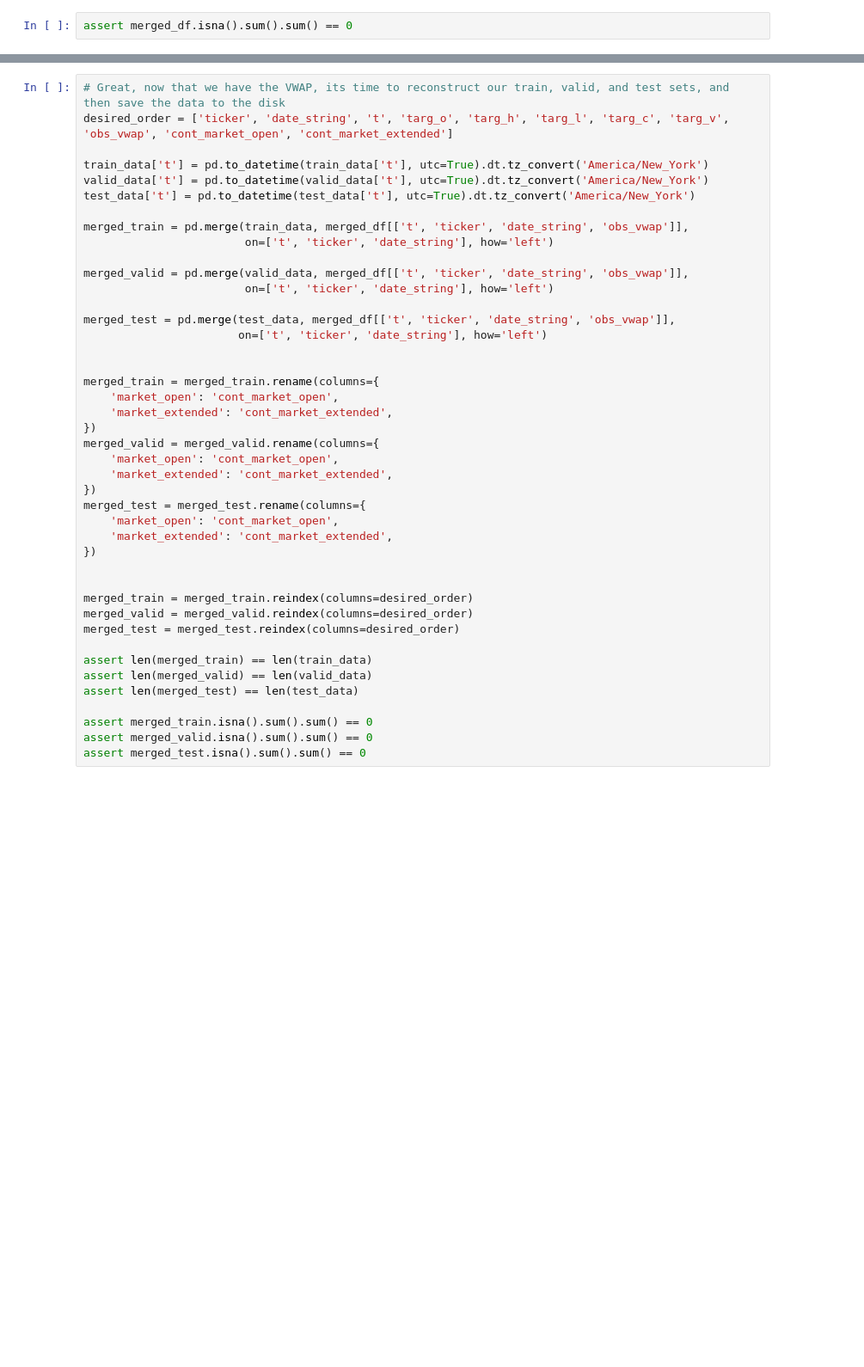
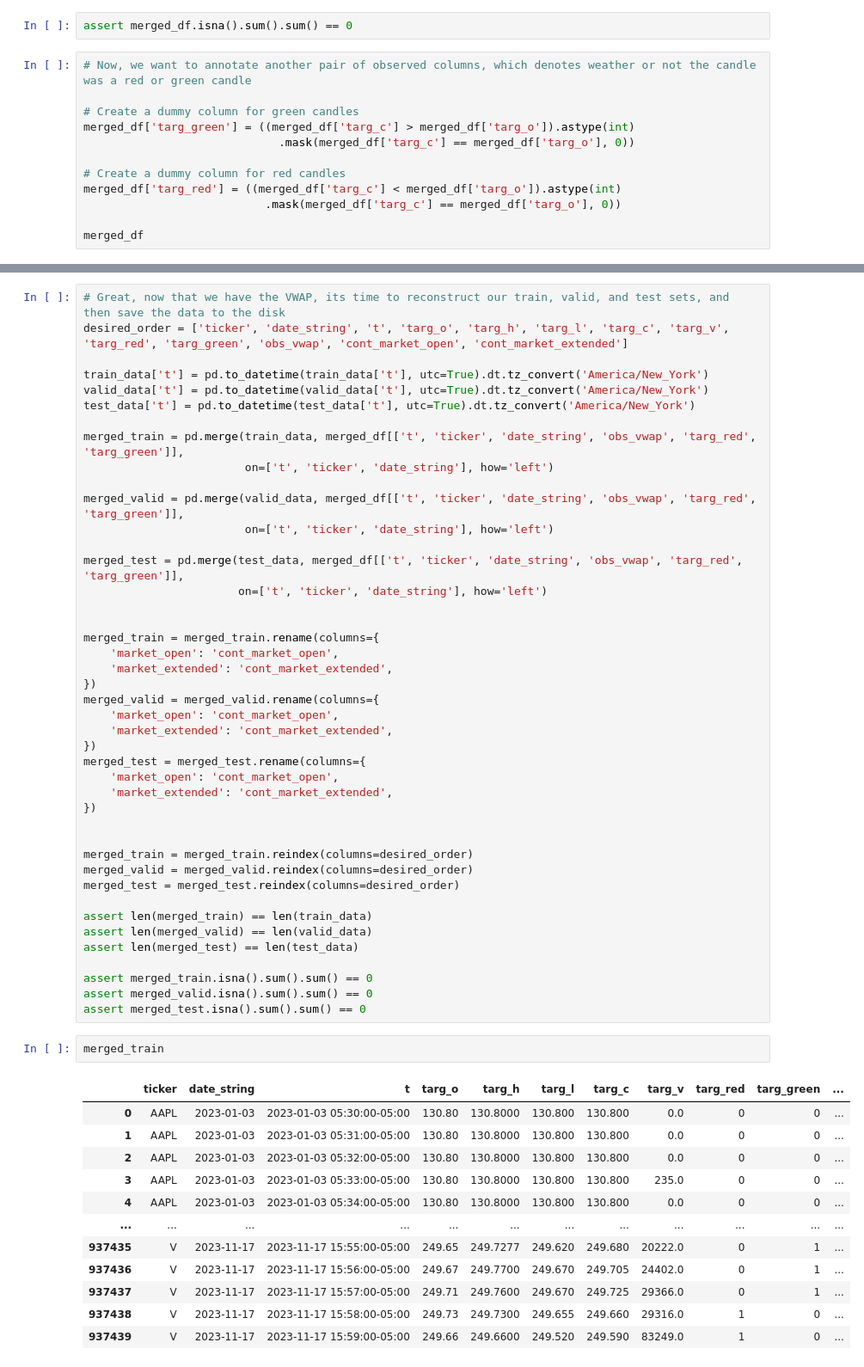
Before and after one commit to linkt-ai/tsfm, a Jupyter notebook: notebooks/hfdemo/03_candle_dataset_construction_vwap.ipynb, the cells around one changed output, grey strips where cells are left out. Shown at 86% size. Saved outputs shown, nothing was run; the diff lists cells and outputs as text; blank space fills up the shorter version.

```diff
--- a/notebooks/hfdemo/03_candle_dataset_construction_vwap.ipynb
+++ b/notebooks/hfdemo/03_candle_dataset_construction_vwap.ipynb
@@ -212,3 +212,15 @@ for (ticker, date_string), group_df in list(groups)[:3]:
 [figure]
 # %%
 assert merged_df.isna().sum().sum() == 0
+# %%
+# Now, we want to annotate another pair of observed columns, which denotes weather or not the candle was a red or green candle
+
+# Create a dummy column for green candles
+merged_df['targ_green'] = ((merged_df['targ_c'] > merged_df['targ_o']).astype(int)
+                             .mask(merged_df['targ_c'] == merged_df['targ_o'], 0))
+
+# Create a dummy column for red candles
+merged_df['targ_red'] = ((merged_df['targ_c'] < merged_df['targ_o']).astype(int)
+                           .mask(merged_df['targ_c'] == merged_df['targ_o'], 0))
+
+merged_df
@@ -215,18 +241,18 @@ assert merged_df.isna().sum().sum() == 0
 # %%
 # Great, now that we have the VWAP, its time to reconstruct our train, valid, and test sets, and then save the data to the disk
-desired_order = ['ticker', 'date_string', 't', 'targ_o', 'targ_h', 'targ_l', 'targ_c', 'targ_v', 'obs_vwap', 'cont_market_open', 'cont_market_extended']
+desired_order = ['ticker', 'date_string', 't', 'targ_o', 'targ_h', 'targ_l', 'targ_c', 'targ_v', 'targ_red', 'targ_green', 'obs_vwap', 'cont_market_open', 'cont_market_extended']
 
 train_data['t'] = pd.to_datetime(train_data['t'], utc=True).dt.tz_convert('America/New_York')
 valid_data['t'] = pd.to_datetime(valid_data['t'], utc=True).dt.tz_convert('America/New_York')
 test_data['t'] = pd.to_datetime(test_data['t'], utc=True).dt.tz_convert('America/New_York')
 
-merged_train = pd.merge(train_data, merged_df[['t', 'ticker', 'date_string', 'obs_vwap']],
+merged_train = pd.merge(train_data, merged_df[['t', 'ticker', 'date_string', 'obs_vwap', 'targ_red', 'targ_green']],
                         on=['t', 'ticker', 'date_string'], how='left')
 
-merged_valid = pd.merge(valid_data, merged_df[['t', 'ticker', 'date_string', 'obs_vwap']],
+merged_valid = pd.merge(valid_data, merged_df[['t', 'ticker', 'date_string', 'obs_vwap', 'targ_red', 'targ_green']],
                         on=['t', 'ticker', 'date_string'], how='left')
 
-merged_test = pd.merge(test_data, merged_df[['t', 'ticker', 'date_string', 'obs_vwap']],
+merged_test = pd.merge(test_data, merged_df[['t', 'ticker', 'date_string', 'obs_vwap', 'targ_red', 'targ_green']],
                        on=['t', 'ticker', 'date_string'], how='left')
 
 
@@ -255,3 +281,18 @@ assert len(merged_test) == len(test_data)
 assert merged_train.isna().sum().sum() == 0
 assert merged_valid.isna().sum().sum() == 0
 assert merged_test.isna().sum().sum() == 0
+# %%
+merged_train
+# %% [output]
+|  | ticker | date_string | t | targ_o | targ_h | targ_l | targ_c | targ_v | targ_red | targ_green | ... |
+| 0 | AAPL | 2023-01-03 | 2023-01-03 05:30:00-05:00 | 130.80 | 130.8000 | 130.800 | 130.800 | 0.0 | 0 | 0 | ... |
+| 1 | AAPL | 2023-01-03 | 2023-01-03 05:31:00-05:00 | 130.80 | 130.8000 | 130.800 | 130.800 | 0.0 | 0 | 0 | ... |
+| 2 | AAPL | 2023-01-03 | 2023-01-03 05:32:00-05:00 | 130.80 | 130.8000 | 130.800 | 130.800 | 0.0 | 0 | 0 | ... |
+| 3 | AAPL | 2023-01-03 | 2023-01-03 05:33:00-05:00 | 130.80 | 130.8000 | 130.800 | 130.800 | 235.0 | 0 | 0 | ... |
+| 4 | AAPL | 2023-01-03 | 2023-01-03 05:34:00-05:00 | 130.80 | 130.8000 | 130.800 | 130.800 | 0.0 | 0 | 0 | ... |
+| ... | ... | ... | ... | ... | ... | ... | ... | ... | ... | ... | ... |
+| 937435 | V | 2023-11-17 | 2023-11-17 15:55:00-05:00 | 249.65 | 249.7277 | 249.620 | 249.680 | 20222.0 | 0 | 1 | ... |
+| 937436 | V | 2023-11-17 | 2023-11-17 15:56:00-05:00 | 249.67 | 249.7700 | 249.670 | 249.705 | 24402.0 | 0 | 1 | ... |
+| 937437 | V | 2023-11-17 | 2023-11-17 15:57:00-05:00 | 249.71 | 249.7600 | 249.670 | 249.725 | 29366.0 | 0 | 1 | ... |
+| 937438 | V | 2023-11-17 | 2023-11-17 15:58:00-05:00 | 249.73 | 249.7300 | 249.655 | 249.660 | 29316.0 | 1 | 0 | ... |
+| 937439 | V | 2023-11-17 | 2023-11-17 15:59:00-05:00 | 249.66 | 249.6600 | 249.520 | 249.590 | 83249.0 | 1 | 0 | ... |
```
Also changed, not shown: parts of 3 cells of this notebook, 5 other files.
